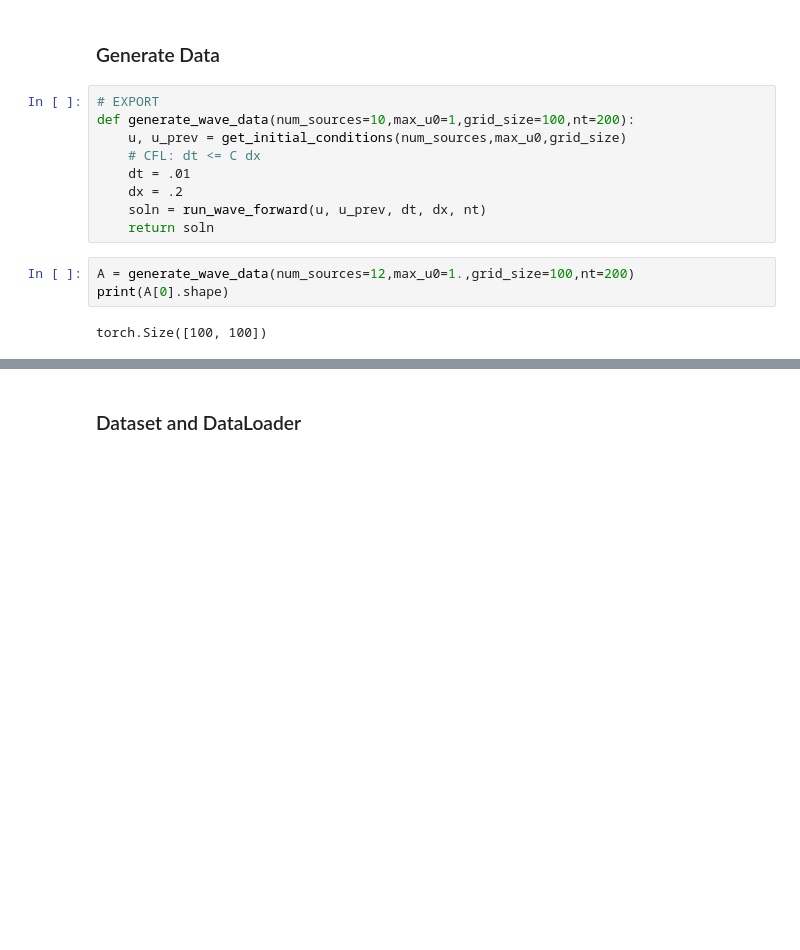
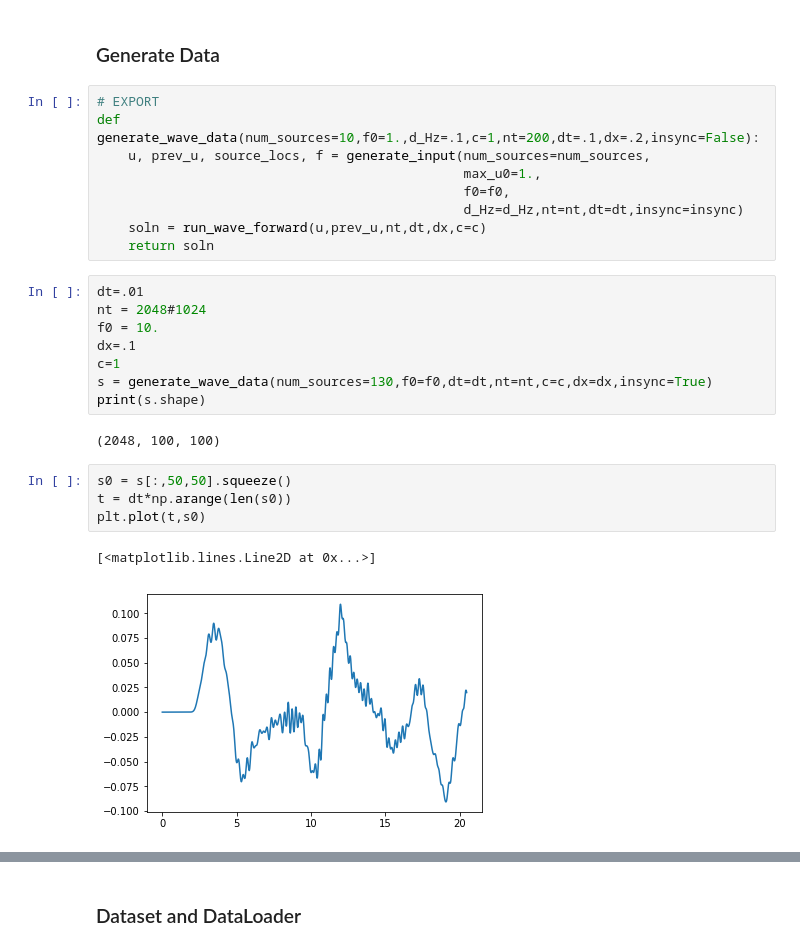
Before and after one commit to dwidemann/self_supervision_for_transfer_learning, a Jupyter notebook: notebooks/generate_wave_eqn_data.ipynb, the cells around one changed output, grey strips where cells are left out. Drawn from its saved outputs; the diff is of its cells as text; blank space fills up the shorter version.

```diff
--- a/notebooks/generate_wave_eqn_data.ipynb
+++ b/notebooks/generate_wave_eqn_data.ipynb
@@ -421,17 +434,29 @@ t.shape[-1]
 10000
 # %% [markdown]
 ### Generate Data
-# %%
-# EXPORT
-def generate_wave_data(num_sources=10,max_u0=1,grid_size=100,nt=200):
-    u, u_prev = get_initial_conditions(num_sources,max_u0,grid_size)
-    # CFL: dt <= C dx
-    dt = .01
-    dx = .2
-    soln = run_wave_forward(u, u_prev, dt, dx, nt)
-    return soln
-# %%
-A = generate_wave_data(num_sources=12,max_u0=1.,grid_size=100,nt=200)
-print(A[0].shape)
-# %% [output]
-torch.Size([100, 100])
+# %%
+# EXPORT
+def generate_wave_data(num_sources=10,f0=1.,d_Hz=.1,c=1,nt=200,dt=.1,dx=.2,insync=False):
+    u, prev_u, source_locs, f = generate_input(num_sources=num_sources,
+                                               max_u0=1.,
+                                               f0=f0,
+                                               d_Hz=d_Hz,nt=nt,dt=dt,insync=insync)
+    soln = run_wave_forward(u,prev_u,nt,dt,dx,c=c)
+    return soln
+# %%
+dt=.01
+nt = 2048#1024
+f0 = 10.
+dx=.1
+c=1
+s = generate_wave_data(num_sources=130,f0=f0,dt=dt,nt=nt,c=c,dx=dx,insync=True)
+print(s.shape)
+# %% [output]
+(2048, 100, 100)
+# %%
+s0 = s[:,50,50].squeeze()
+t = dt*np.arange(len(s0))
+plt.plot(t,s0)
+# %% [output]
+[<matplotlib.lines.Line2D at 0x...>]
+[figure, added]
```
Also changed, not shown: parts of 13 cells of this notebook, 1 other file.
